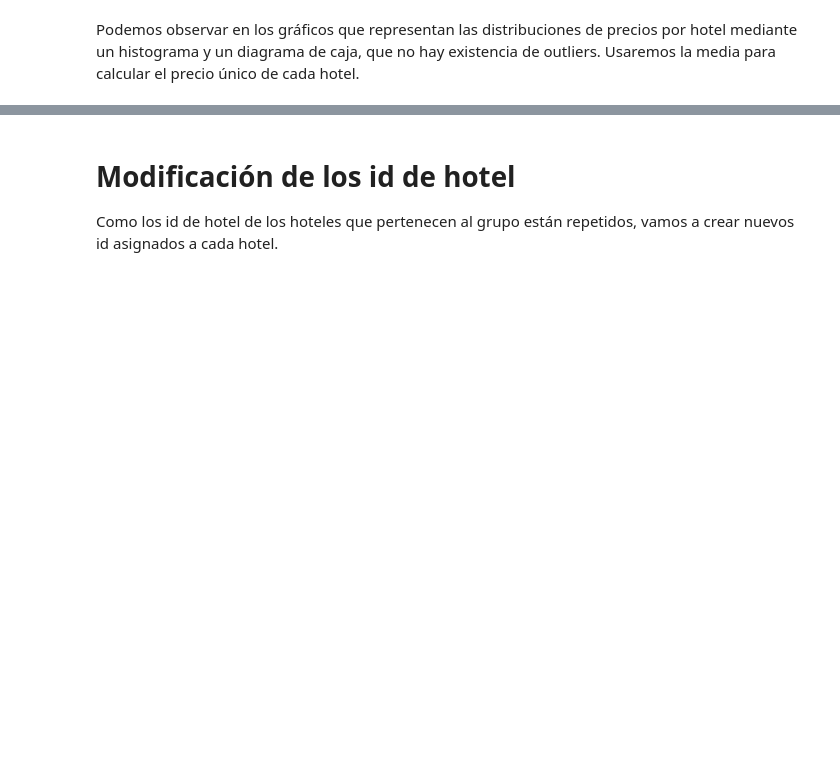
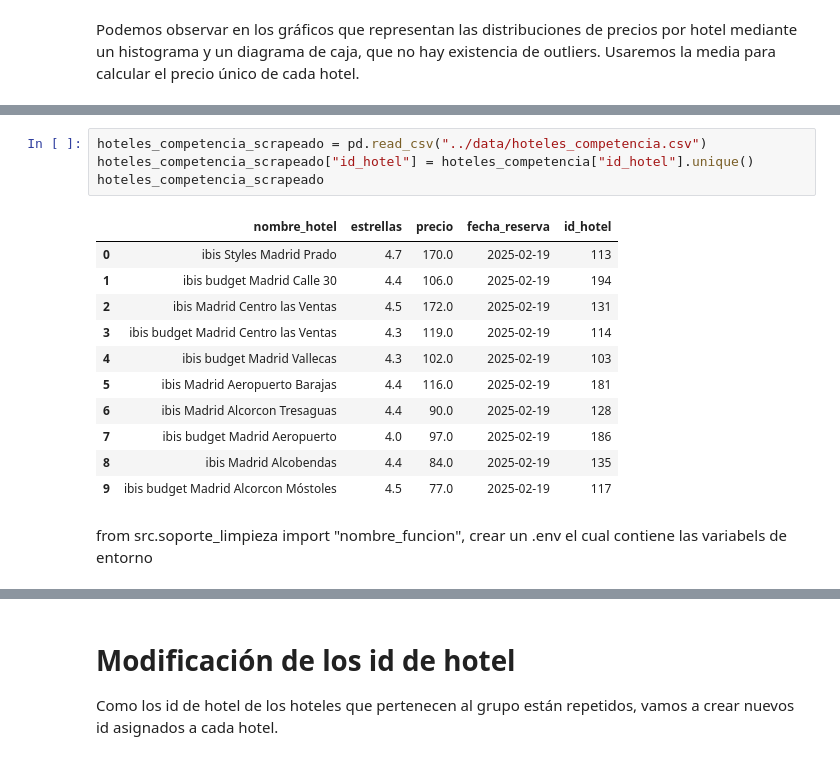
Before and after one commit to Gabijc/Proyecto_ETL_Hoteles, a Jupyter notebook: Notebooks/Analisis_inicial.ipynb, the cells around one changed output, grey strips where cells are left out. Cells and saved outputs as stored; diff of their text form; blank space fills up the shorter version.

```diff
--- a/Notebooks/Analisis_inicial.ipynb
+++ b/Notebooks/Analisis_inicial.ipynb
@@ -705,0 +674,18 @@ diccionario_hoteles_precios
+# %%
+hoteles_competencia_scrapeado = pd.read_csv("../data/hoteles_competencia.csv")
+hoteles_competencia_scrapeado["id_hotel"] = hoteles_competencia["id_hotel"].unique()
+hoteles_competencia_scrapeado
+# %% [output]
+|  | nombre_hotel | estrellas | precio | fecha_reserva | id_hotel |
+| 0 | ibis Styles Madrid Prado | 4.7 | 170.0 | 2025-02-19 | 113 |
+| 1 | ibis budget Madrid Calle 30 | 4.4 | 106.0 | 2025-02-19 | 194 |
+| 2 | ibis Madrid Centro las Ventas | 4.5 | 172.0 | 2025-02-19 | 131 |
+| 3 | ibis budget Madrid Centro las Ventas | 4.3 | 119.0 | 2025-02-19 | 114 |
+| 4 | ibis budget Madrid Vallecas | 4.3 | 102.0 | 2025-02-19 | 103 |
+| 5 | ibis Madrid Aeropuerto Barajas | 4.4 | 116.0 | 2025-02-19 | 181 |
+| 6 | ibis Madrid Alcorcon Tresaguas | 4.4 | 90.0 | 2025-02-19 | 128 |
+| 7 | ibis budget Madrid Aeropuerto | 4.0 | 97.0 | 2025-02-19 | 186 |
+| 8 | ibis Madrid Alcobendas | 4.4 | 84.0 | 2025-02-19 | 135 |
+| 9 | ibis budget Madrid Alcorcon Móstoles | 4.5 | 77.0 | 2025-02-19 | 117 |
+# %% [markdown]
+from src.soporte_limpieza import "nombre_funcion", crear un .env el cual contiene las variabels de entorno
```
Also changed, not shown: parts of 68 cells of this notebook, 2 other files.
